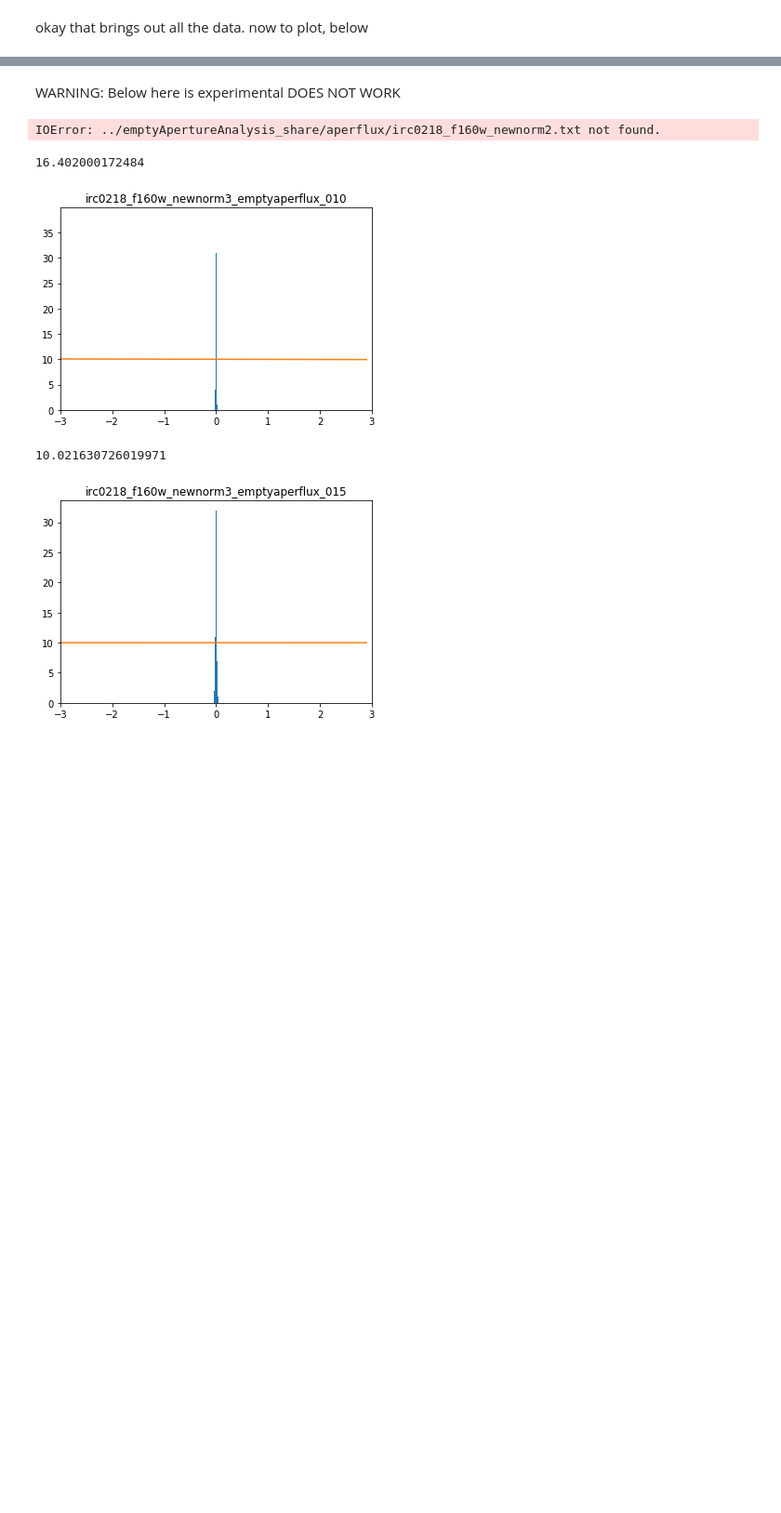
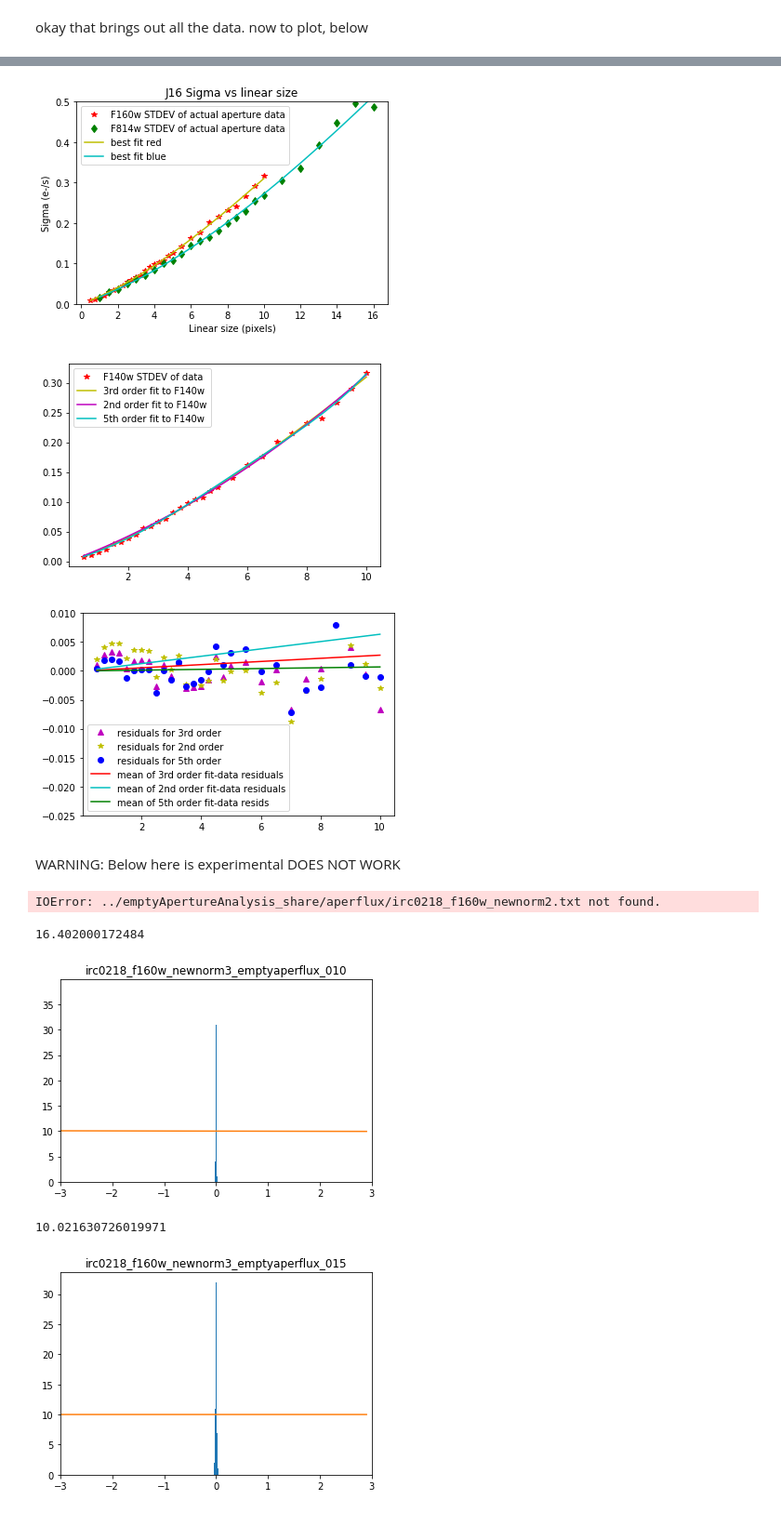
Before and after one commit to astroknots/database, a Jupyter notebook: depthcalculation/Working_Depth.ipynb, the cells around one changed output, grey strips where cells are left out. Shown at 93% size. Drawn from its saved outputs; the diff is of its cells as text; code cells hidden in the pictures; blank space fills up the shorter version.

```diff
--- a/depthcalculation/Working_Depth.ipynb
+++ b/depthcalculation/Working_Depth.ipynb
@@ -168,0 +151,65 @@ too much well-outside-the-actual-cluster points included in normalization?
+# %%
+########OKAY, now to fitting the sigs_fred and sigs_fblue
+#Labbe fits a 2nd order polynomial
+#standard procedure is define model, define fitter, and fit the data (http://learn.astropy.org/rst-tutorials/Models-Quick-Fit.html)
+# maybe try a couple different fitters and see if the reduced chi squared value is better for different one (use calculatin.py)
+
+model_poly=models.Polynomial1D(degree=3,c0=0.0)
+model_poly.c0.fixed=True
+fitter_poly=fitting.LinearLSQFitter()
+best_fit_poly_red = fitter_poly(model_poly, aper1, sigs_fred)
+
+
+model2=models.Polynomial1D(degree=2,c0=0.0)
+model2.c0.fixed=True
+model5=models.Polynomial1D(degree=5,c0=0.0)
+model5.c0.fixed=True
+best_fit_poly_red2 = fitter_poly(model2,aper1,sigs_fred)
+best_red5=fitter_poly(model5,aper1,sigs_fred)
+best_fit_poly_blue = fitter_poly(model_poly,aper1b,sigs_fblue)
+best_fit_poly_blue2= fitter_poly(model2,aper1b,sigs_fblue)
+best_blue5=fitter_poly(model5,aper1b,sigs_fblue)
+print('poly2 red')
+print(best_fit_poly_red2)
+print('poly2 blue')
+print(best_fit_poly_blue2)
+
+#print(best_fit_poly_blue)
+#NOTE: apparently this doesn't fit as well if you feed apers instead of aper1 and aper1b
+
+#plt.plot(aper1,sigvals,'m^',label='F160w STDEV of Gaussian fit to histogram')
+plt.plot(aper1,sigs_fred,'r*',label='F160w STDEV of actual aperture data')
+#plt.plot(aper1b,sigvalsb,'bo',label='F814w STDEV of Gaussian fit to hist')
+plt.plot(aper1b,sigs_fblue,'gd',label='F814w STDEV of actual aperture data')
+#how do I fit the results of bestfitpoly?
+plt.plot(aper1,best_fit_poly_red(aper1),color='y',label='best fit red')
+plt.plot(aper1b,best_fit_poly_blue(aper1b),color='c',label='best fit blue')
+plt.title('J16 Sigma vs linear size')
+plt.xlabel('Linear size (pixels)')
+plt.ylabel('Sigma (e-/s)')
+#plt.plot(aper1b,rmsvalsb,label='Gaussian noise F814w') #replace second xvals with rmsvals once rmsvals are calculated and added to github
+#plt.plot(aper1,rmsvals,label='Gaussian noise F160w')
+plt.legend(loc='upper left')
+#plt.yscale('log')
+plt.ylim(bottom=0,top=0.5)
+#plt.xlim(left=0,right=100)
+#plt.savefig('j16_problemwithlabbeplot2.png')
+plt.show()
+
+
+plt.plot(aper1,sigs_fred,'r*',label='F140w STDEV of data')
+plt.plot(aper1,best_fit_poly_red(aper1),color='y',label='3rd order fit to F140w')
+plt.plot(aper1,best_fit_poly_red2(aper1),color='m',label='2nd order fit to F140w')
+plt.plot(aper1,best_red5(aper1),color='c',label='5th order fit to F140w')
+plt.legend(loc='upper left')
+plt.show()
+plt.plot(aper1,(best_fit_poly_red(aper1)-sigs_fred),'m^',label='residuals for 3rd order')
+plt.plot(aper1,(best_fit_poly_red2(aper1)-sigs_fred),'y*',label='residuals for 2nd order')
+plt.plot(aper1,(best_red5(aper1)-sigs_fred),'bo',label='residuals for 5th order')
+plt.plot(aper1,(aper1*np.mean(best_fit_poly_red(aper1)-sigs_fred)),color='r',label='mean of 3rd order fit-data residuals')
+plt.plot(aper1,(aper1*np.mean(best_fit_poly_red2(aper1)-sigs_fred)),color='c',label='mean of 2nd order fit-data residuals')
+plt.plot(aper1,(aper1*np.mean(best_red5(aper1)-sigs_fred)),color='g',label='mean of 5th order fit-data resids')
+plt.legend(loc='lower left')
+plt.ylim(bottom=-0.025,top=0.01)
+plt.show()
+# %% [output]
@@ -169,3 +236,6 @@ too much well-outside-the-actual-cluster points included in normalization?
+[figure, added]
+[figure, added]
+[figure, added]
 # %% [markdown]
 WARNING: Below here is experimental DOES NOT WORK
 # %%
```
Also changed, not shown: parts of 4 cells of this notebook, 4 other files.
